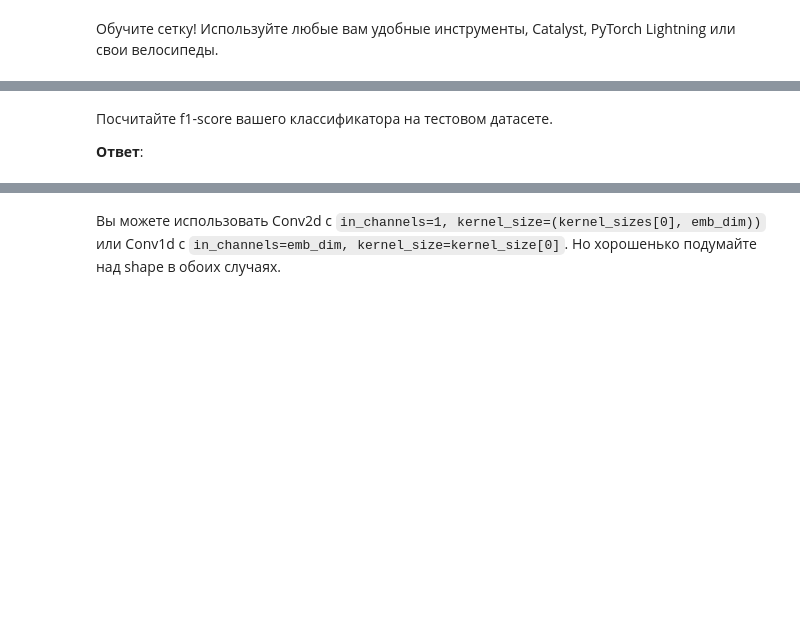
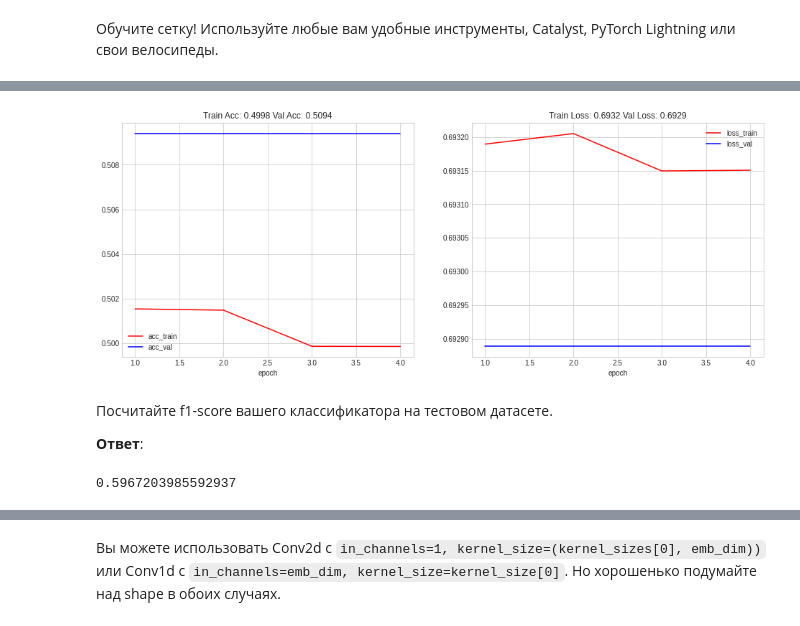
Before and after one commit to imvladikon/deep_learning_school, a Jupyter notebook: semester_2/3_text_classification/hw_classification.ipynb, the cells around one changed output, grey strips where cells are left out. Cells and saved outputs as stored; diff of their text form; code cells hidden in the pictures; blank space fills up the shorter version.

```diff
--- a/semester_2/3_text_classification/hw_classification.ipynb
+++ b/semester_2/3_text_classification/hw_classification.ipynb
@@ -69,9 +71,12 @@ class RNNBaseline(nn.Module):
 
         self.embedding = nn.Embedding(vocab_size, embedding_dim, padding_idx = pad_idx)
 
-        self.rnn = None  # YOUR CODE GOES HERE
+        self.rnn = nn.LSTM(embedding_dim, hidden_dim, n_layers,
+                        dropout=dropout, bidirectional=bidirectional)
 
-        self.fc = None  # YOUR CODE GOES HERE
+
+        self.fc = nn.Linear(hidden_dim*2, output_dim)
+        self.dropout = nn.Dropout(dropout)
 
 
     def forward(self, text, text_lengths):
@@ -83,7 +88,10 @@ class RNNBaseline(nn.Module):
         #embedded = [sent len, batch size, emb dim]
 
         #pack sequence
-        packed_embedded = nn.utils.rnn.pack_padded_sequence(embedded, text_lengths)
+
+        # workaround because of https://github.com/pytorch/pytorch/issues/43227
+
+        packed_embedded = nn.utils.rnn.pack_padded_sequence(embedded.cpu(), text_lengths.cpu()).to(device)
 
         # cell arg for LSTM, remove for GRU
         packed_output, (hidden, cell) = self.rnn(packed_embedded)
@@ -99,7 +107,7 @@ class RNNBaseline(nn.Module):
         #concat the final forward (hidden[-2,:,:]) and backward (hidden[-1,:,:]) hidden layers
         #and apply dropout
 
-        hidden = None  # YOUR CODE GOES HERE
+        hidden = self.dropout(torch.cat((hidden[-2,:,:], hidden[-1,:,:]), dim = 1))
 
         #hidden = [batch size, hid dim * num directions] or [batch_size, hid dim * num directions]
 
@@ -173,3 +216,24 @@ model.load_state_dict(best_model)
+# %%
+import matplotlib.pyplot as plt
+
+def plot_learning_curves(metric_history, title=""):
+    with plt.style.context('seaborn-whitegrid'):
+      fig,ax = plt.subplots(1,2, figsize=(16, 6))
+      train_history = pd.DataFrame(metric_history["train"]).reset_index()
+      val_history = pd.DataFrame(metric_history["val"]).reset_index()
+      train_history.plot(x="epoch", y="acc", ax=ax[0], color="r", label="acc_train")
+      val_history.plot(x="epoch", y="acc", ax=ax[0], color="b", label="acc_val")
+      train_history.plot(x="epoch", y="loss", color="r", ax=ax[1], label="loss_train")
+      val_history.plot(x="epoch", y="loss", color="b", ax=ax[1], label="loss_val")
+      ax[0].set_title(f'Train Acc: {train_history.iloc[-1]["acc"]:.4f} Val Acc: {val_history.iloc[-1]["acc"]:.4f}')
+      ax[1].set_title(f'Train Loss: {train_history.iloc[-1]["loss"]:.4f} Val Loss: {val_history.iloc[-1]["loss"]:.4f}')
+      if not title:
+        fig.suptitle(title)
+      plt.show();
+# %%
+plot_learning_curves(metric_history)
+# %% [output]
+[figure, added]
 # %% [markdown]
 Посчитайте f1-score вашего классификатора на тестовом датасете.
 
@@ -177,3 +259,8 @@ model.load_state_dict(best_model)
+# %%
+test_loss, test_f1 = evaluate_f1(model, test_iter, criterion)
+test_f1
+# %% [output]
+0.5967203985592937
 # %% [markdown]
 ## CNN
 
```
Also changed, not shown: parts of 19 cells of this notebook, 2 other files.
